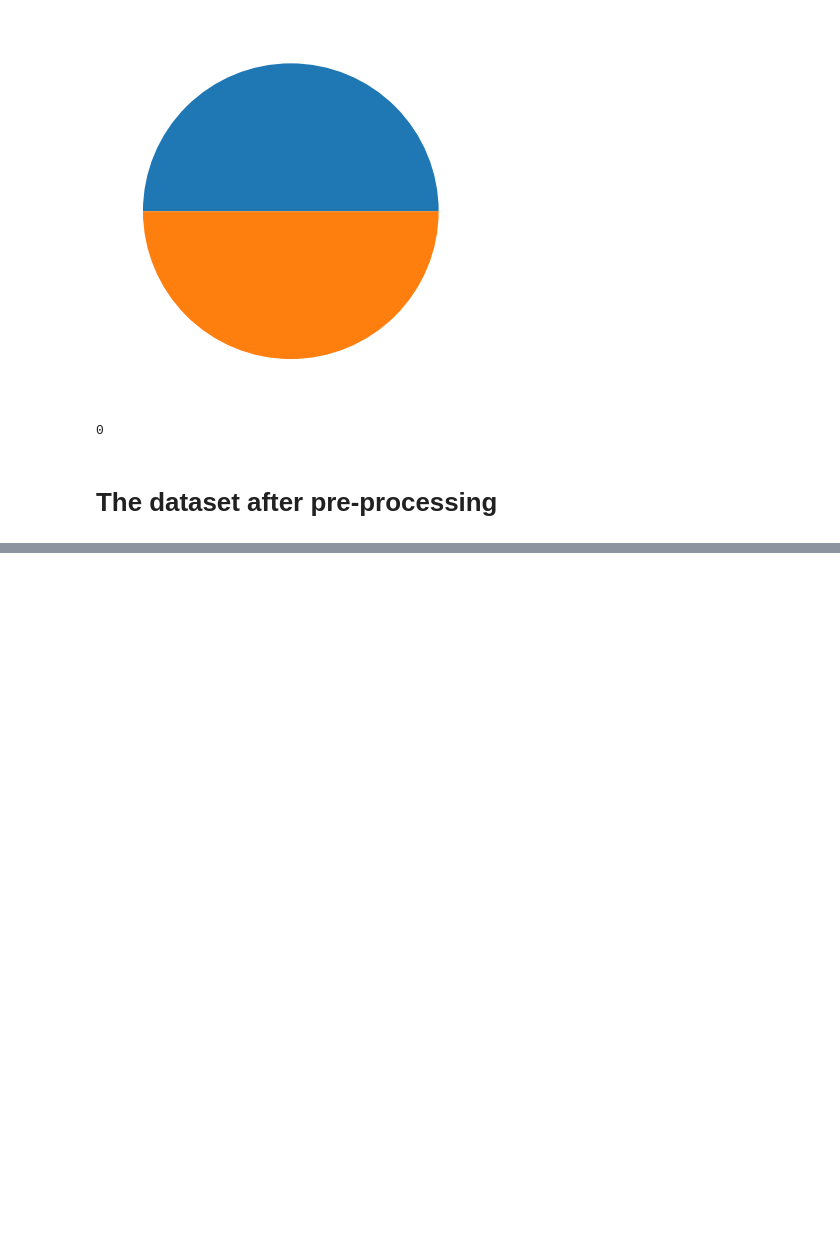
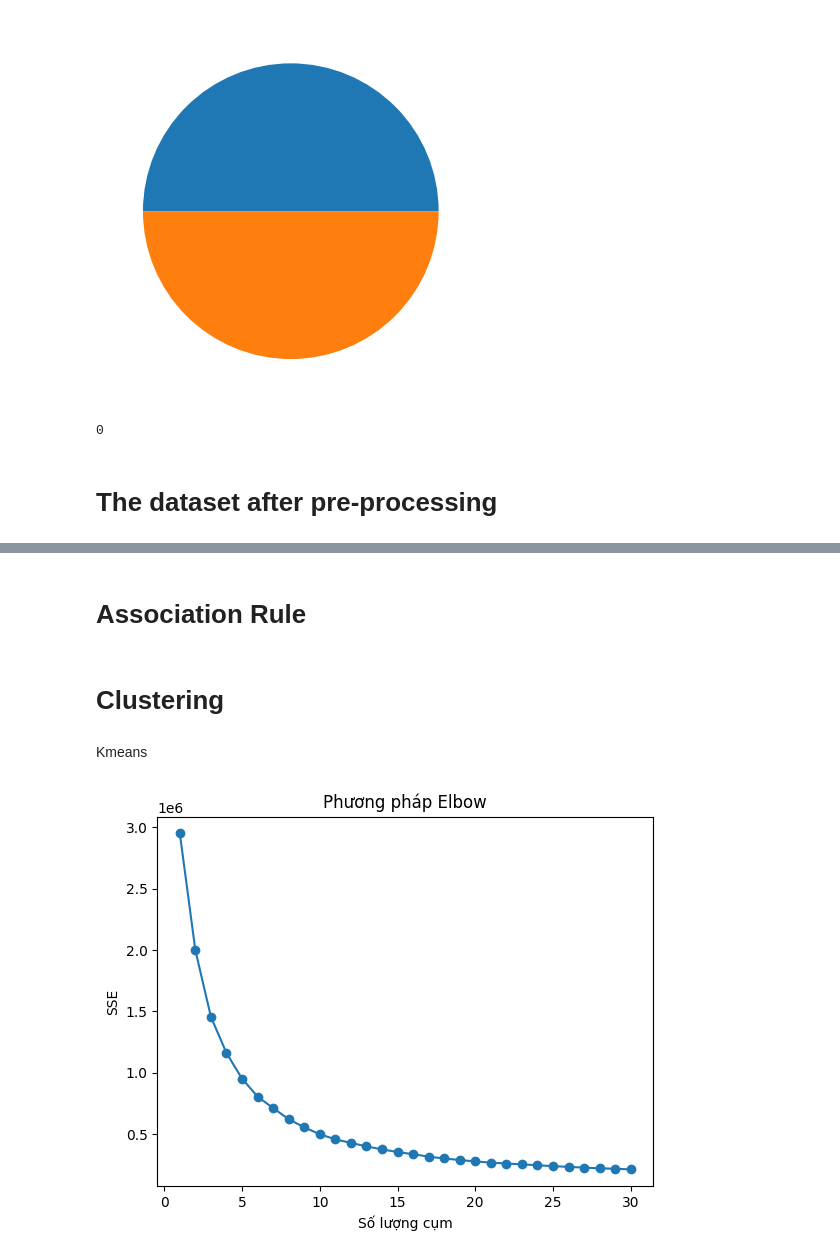
Before and after one commit to tathithienthanh/DataAnalysis_Diagnosis-of-diabetes-based-on-data-set-of-blood-test-result, a Jupyter notebook: PTDL_BTL.ipynb, the cells around one changed output, grey strips where cells are left out. Cells and saved outputs as stored; diff of their text form; code cells hidden in the pictures; blank space fills up the shorter version.

```diff
--- a/PTDL_BTL.ipynb
+++ b/PTDL_BTL.ipynb
@@ -717,0 +599,6 @@ plt.gca().spines[['top', 'right']].set_visible(False)
+# %% [markdown]
+# Association Rule
+# %% [markdown]
+# Clustering
+# %% [markdown]
+Kmeans
@@ -717,0 +608,17 @@ plt.gca().spines[['top', 'right']].set_visible(False)
+# %%
+df_kmeans = df_train.copy(deep = True)
+# %%
+max_clusters = 30
+sse = []
+for k in range(1, max_clusters + 1):
+    kmeans = KMeans(n_clusters=k, random_state=42)
+    kmeans.fit(df_kmeans)
+    sse.append(kmeans.inertia_)
+
+plt.plot(range(1, max_clusters + 1), sse, marker='o')
+plt.xlabel('Số lượng cụm')
+plt.ylabel('SSE')
+plt.title('Phương pháp Elbow')
+plt.show()
+# %% [output]
+[figure, added]
```
Also changed, not shown: parts of 45 cells of this notebook.
